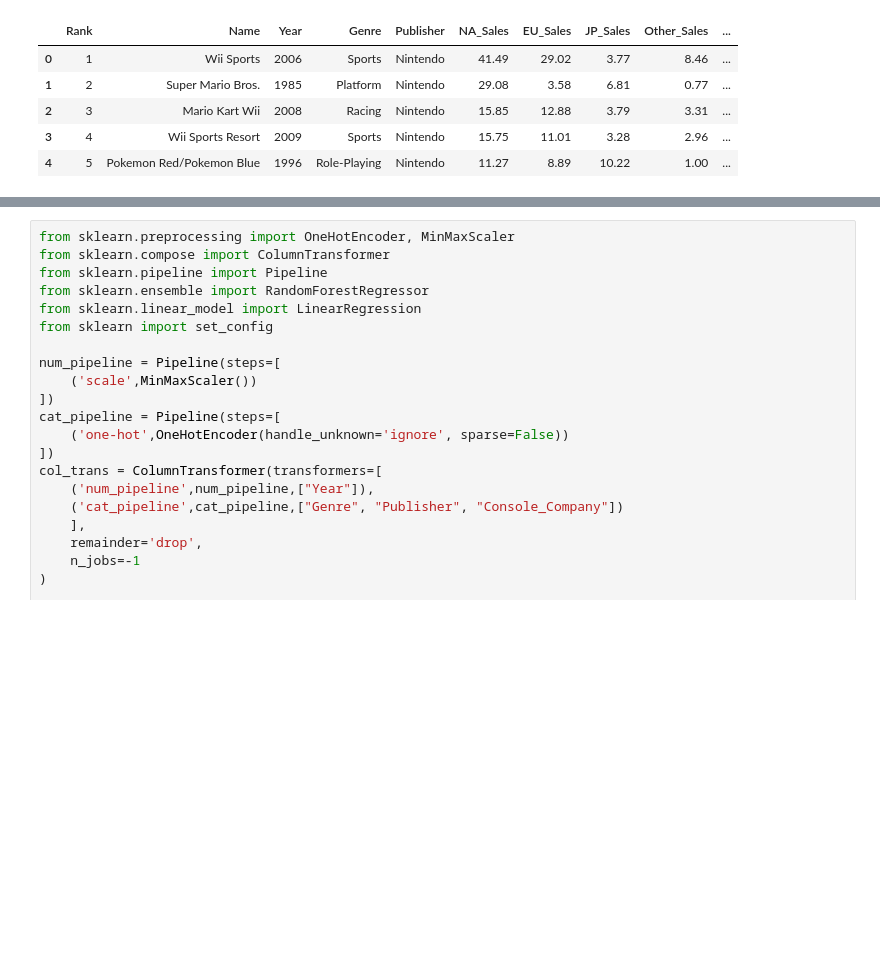
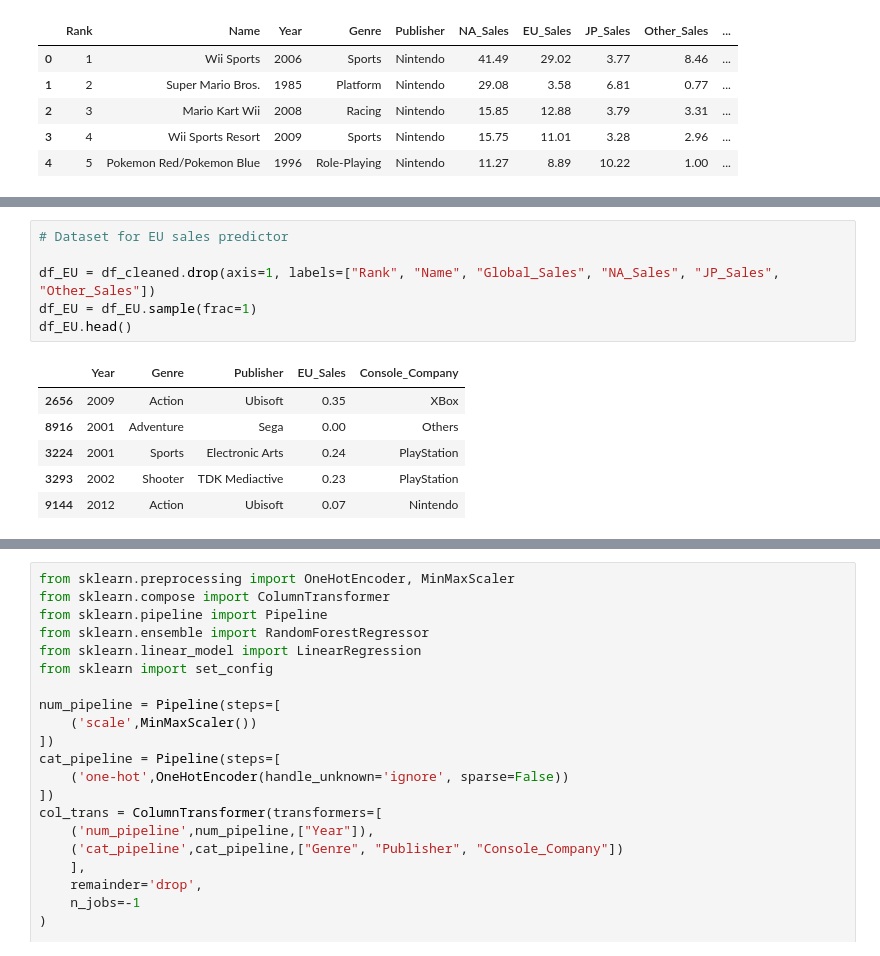
Before and after one commit to IreneBurresi/Videogames-sales-analysis, a Jupyter notebook: Videogames_sales_analysis_notebook.ipynb, the cells around one changed output, grey strips where cells are left out. Drawn from its saved outputs; the diff is of its cells as text; blank space fills up the shorter version.

```diff
--- a/Videogames_sales_analysis_notebook.ipynb
+++ b/Videogames_sales_analysis_notebook.ipynb
@@ -405,0 +406,13 @@ df_global.head()
+# %%
+# Dataset for EU sales predictor
+
+df_EU = df_cleaned.drop(axis=1, labels=["Rank", "Name", "Global_Sales", "NA_Sales", "JP_Sales", "Other_Sales"])
+df_EU = df_EU.sample(frac=1)
+df_EU.head()
+# %% [output]
+|  | Year | Genre | Publisher | EU_Sales | Console_Company |
+| 2656 | 2009 | Action | Ubisoft | 0.35 | XBox |
+| 8916 | 2001 | Adventure | Sega | 0.00 | Others |
+| 3224 | 2001 | Sports | Electronic Arts | 0.24 | PlayStation |
+| 3293 | 2002 | Shooter | TDK Mediactive | 0.23 | PlayStation |
+| 9144 | 2012 | Action | Ubisoft | 0.07 | Nintendo |
```
Also changed, not shown: parts of 11 cells of this notebook, 15 other files.
